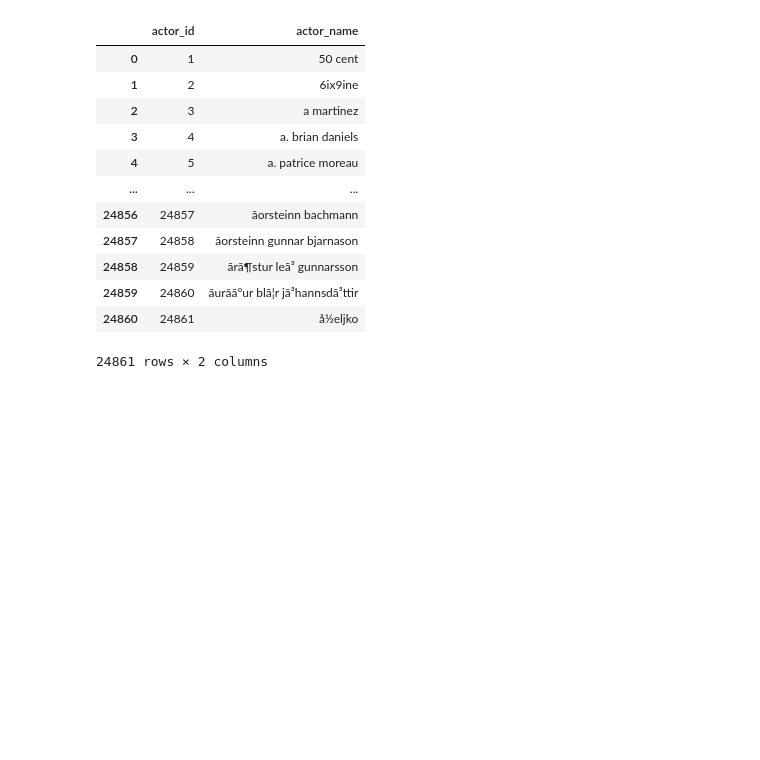
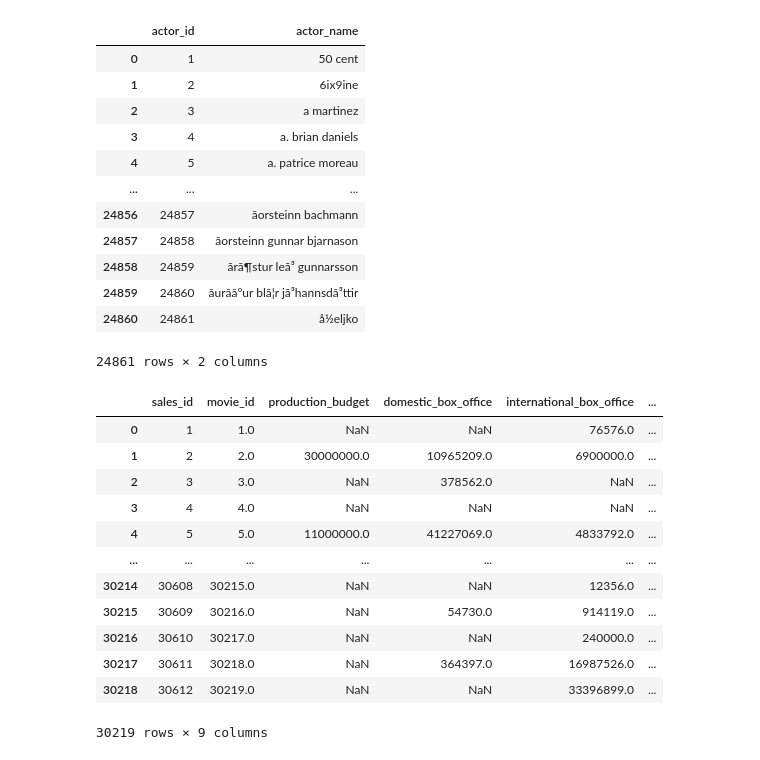
Before and after one commit to fredoboh/mddb-database-project, a Jupyter notebook: notebooks/db_interaction.ipynb, the cells around one changed output. Cells and saved outputs as stored; diff of their text form; code cells hidden in the pictures; blank space fills up the shorter version.

```diff
--- a/notebooks/db_interaction.ipynb
+++ b/notebooks/db_interaction.ipynb
@@ -466,2 +467,19 @@ display(df)
 | 24860 | 24861 | å½eljko |
 24861 rows × 2 columns
+# %%
+sales = dfs["sales_table"]
+sales
+# %% [output]
+|  | sales_id | movie_id | production_budget | domestic_box_office | international_box_office | ... |
+| 0 | 1 | 1.0 | NaN | NaN | 76576.0 | ... |
+| 1 | 2 | 2.0 | 30000000.0 | 10965209.0 | 6900000.0 | ... |
+| 2 | 3 | 3.0 | NaN | 378562.0 | NaN | ... |
+| 3 | 4 | 4.0 | NaN | NaN | NaN | ... |
+| 4 | 5 | 5.0 | 11000000.0 | 41227069.0 | 4833792.0 | ... |
+| ... | ... | ... | ... | ... | ... | ... |
+| 30214 | 30608 | 30215.0 | NaN | NaN | 12356.0 | ... |
+| 30215 | 30609 | 30216.0 | NaN | 54730.0 | 914119.0 | ... |
+| 30216 | 30610 | 30217.0 | NaN | NaN | 240000.0 | ... |
+| 30217 | 30611 | 30218.0 | NaN | 364397.0 | 16987526.0 | ... |
+| 30218 | 30612 | 30219.0 | NaN | NaN | 33396899.0 | ... |
+30219 rows × 9 columns
```
Also changed, not shown: parts of 4 cells of this notebook, 1 other file.
